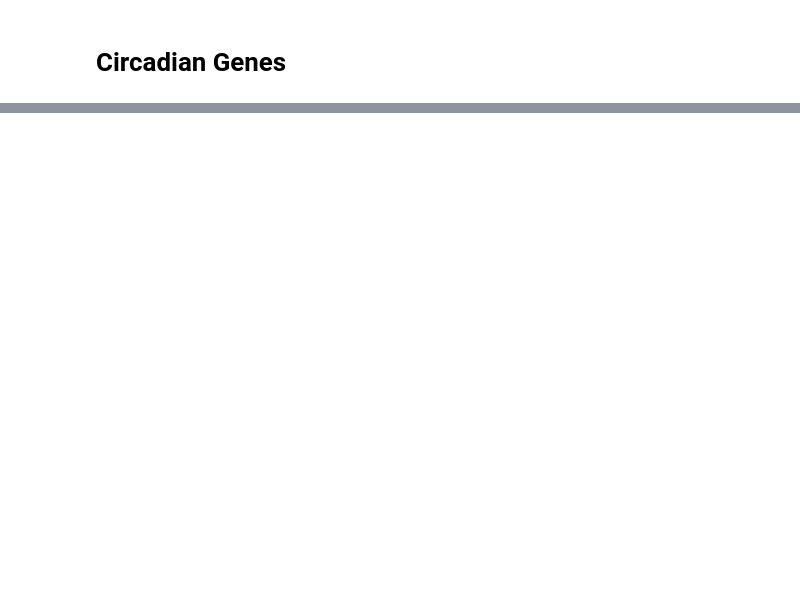
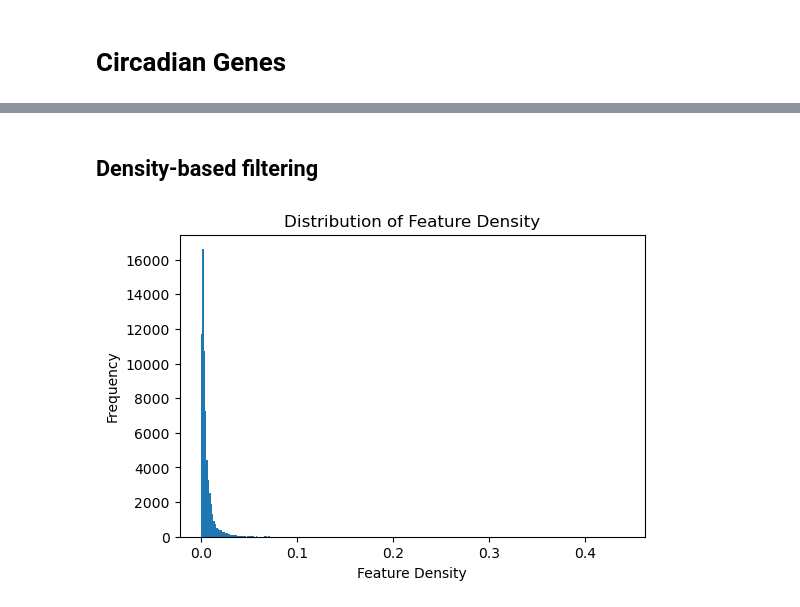
Before and after one commit to joanmanbar/CSCI5461_2023_FinalProject, a Jupyter notebook: code/CircadianPromoter2kb.ipynb, the cells around one changed output, grey strips where cells are left out. Cells and saved outputs as stored; diff of their text form; code cells hidden in the pictures; blank space fills up the shorter version.

```diff
--- a/code/CircadianPromoter2kb.ipynb
+++ b/code/CircadianPromoter2kb.ipynb
@@ -72,0 +96,11 @@ Wall time: 2.81 s
+# %%
+# Read the regions
+CircadianRegions = '../output/CircadianRegions_2kb.csv'
+CircadianRegions = pd.read_csv(CircadianRegions)
+
+# Sample (for testing)
+CircadianRegions = CircadianRegions.sample(frac=0.5, replace=False, random_state=1)
+
+
+data_df = CircadianRegions[['gene','JTK_adjphase','region2kb']] # keep relevant cols
+data_df = data_df.sort_values('gene')
@@ -72,0 +128,18 @@ Wall time: 2.81 s
+# %%
+%%time
+# ~38.5 sec on Joan's Mac
+
+# Set MultiLabelBinarizer
+mlb = MultiLabelBinarizer()
+
+# Fit the binarizer to the "features" column and transform it
+one_hot = mlb.fit_transform(features_df["features"])
+
+# Create a new df with the one-hot encoding and the gene column
+one_hot_df = pd.DataFrame(one_hot, columns=mlb.classes_)
+one_hot_df["gene"] = features_df["gene"].values
+
+# Bring "gene" col to front
+one_hot_df = one_hot_df[["gene"] + list(mlb.classes_)]
+one_hot_df = one_hot_df.set_index('gene') # Set gene as index
+feature_names = np.array(one_hot_df.columns) # get feature names
@@ -72,0 +159,17 @@ Wall time: 2.81 s
+# %% [markdown]
+## Density-based filtering
+# %%
+df = one_hot_df
+
+# Get densities
+feature_densities = df.sum() / df.shape[0]
+feature_densities = feature_densities.sort_values(ascending=False)
+
+# Create a histogram of the feature density values
+plt.hist(feature_densities, bins=300)
+plt.xlabel("Feature Density")
+plt.ylabel("Frequency")
+plt.title("Distribution of Feature Density")
+plt.show();
+# %% [output]
+[figure, added]
```
Also changed, not shown: parts of 40 cells of this notebook, 12 other files.
